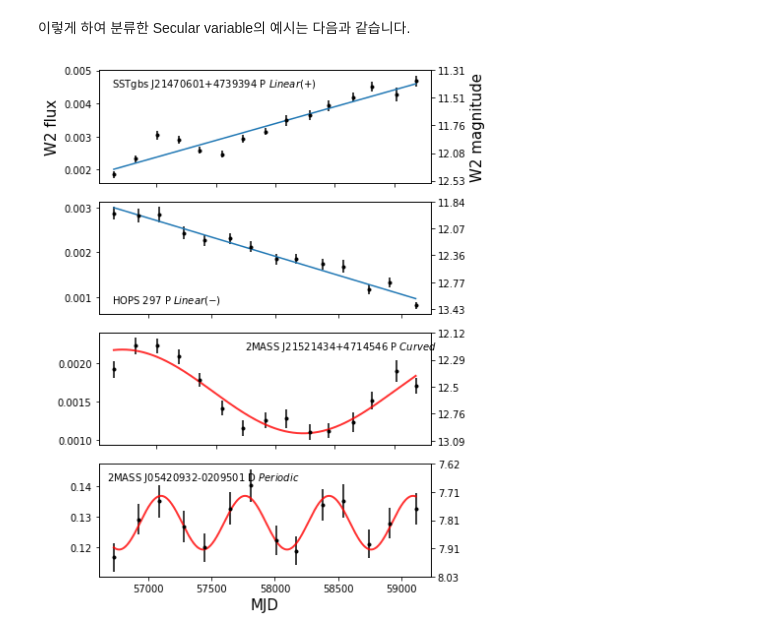
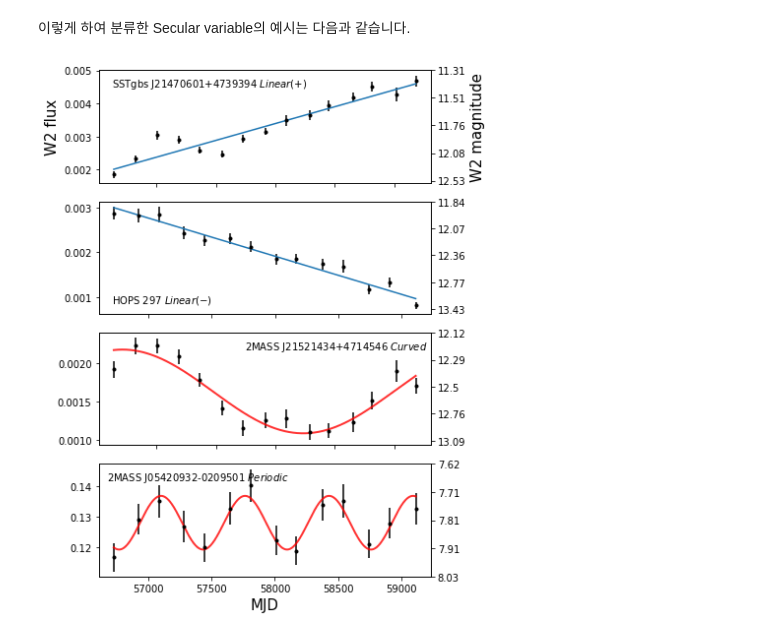
Before and after one commit to hoeen/WISE_YSO_variability_analysis, a Jupyter notebook: analysis_notebooks/WISE-YSO-analysis-2.ipynb, the cells around one changed output. Drawn from its saved outputs; the diff is of its cells as text; code cells hidden in the pictures.

```diff
--- a/analysis_notebooks/WISE-YSO-analysis-2.ipynb
+++ b/analysis_notebooks/WISE-YSO-analysis-2.ipynb
@@ -263,38 +263,38 @@ for i in range(4):
         ax[i].plot(w2av.mjd,yfit,label='fit')
 
     #curve fit
     if i > 1:
         lsav = LombScargle(w2av.mjd, w2f, ew2f)
         frequency, power = lsav.autopower(  # nyquist_factor=5,
                                             maximum_frequency=1/200, #40 days  # 0.004,#minimum period > 250days
                                             minimum_frequency=1/4000)
         best_frequency = frequency[np.argmax(power)]
         arw2m = np.squeeze(np.array([w2av.mjd]))
         smjd = np.linspace(arw2m[0], arw2m[-1], 1000)
         flux_jmod = lsav.model(smjd, best_frequency)
         ax[i].plot(smjd, flux_jmod, color='r', lw=2,
                      alpha=0.8
                   )
 
 ax[3].set_xlabel('MJD',size=15)
 ax[0].set_ylabel('W2 flux',size=15)
 
 ax[0].set_xticklabels([])
 ax[1].set_xticklabels([])
 ax[2].set_xticklabels([])
 # fig.text(0, 0.52, 'W2 magnitude',fontsize=15, va='center',ha='right',rotation='vertical')
 #J05385001-0720184
 # J05412327-0217357
 #  J05420932-0209501
 # J18321599-0234434
-ax[0].text(0.04,0.85,'SSTgbs J21470601+4739394 P $\it{Linear(+)}$',fontsize=10,transform=ax[0].transAxes)
-ax[1].text(0.04,0.1,'HOPS 297 P $\it{Linear(-)}$',fontsize=10,transform=ax[1].transAxes)
-ax[2].text(0.44,0.85,'2MASS J21521434+4714546 P $\it{Curved}$',fontsize=10,transform=ax[2].transAxes)
-ax[3].text(0.025,0.85,'2MASS J05420932-0209501 D $\it{Periodic}$',fontsize=10,transform=ax[3].transAxes)
+ax[0].text(0.04,0.85,'SSTgbs J21470601+4739394 $\it{Linear(+)}$',fontsize=10,transform=ax[0].transAxes)
+ax[1].text(0.04,0.1,'HOPS 297 $\it{Linear(-)}$',fontsize=10,transform=ax[1].transAxes)
+ax[2].text(0.44,0.85,'2MASS J21521434+4714546 $\it{Curved}$',fontsize=10,transform=ax[2].transAxes)
+ax[3].text(0.025,0.85,'2MASS J05420932-0209501 $\it{Periodic}$',fontsize=10,transform=ax[3].transAxes)
 
 plt.tight_layout()
 # %% [output]
-[figure, old version]
+[figure, new version]
 # %% [markdown]
 ### 5. Stochastic Variables
 밝기가 예측 가능한 형태로 변화하는 것이 Secular variable이라면, 반면에 예측할 수 없는 형태의 밝기는 어떻게 분류할 수 있을까요?
```
Also changed, not shown: parts of 4 cells of this notebook.
